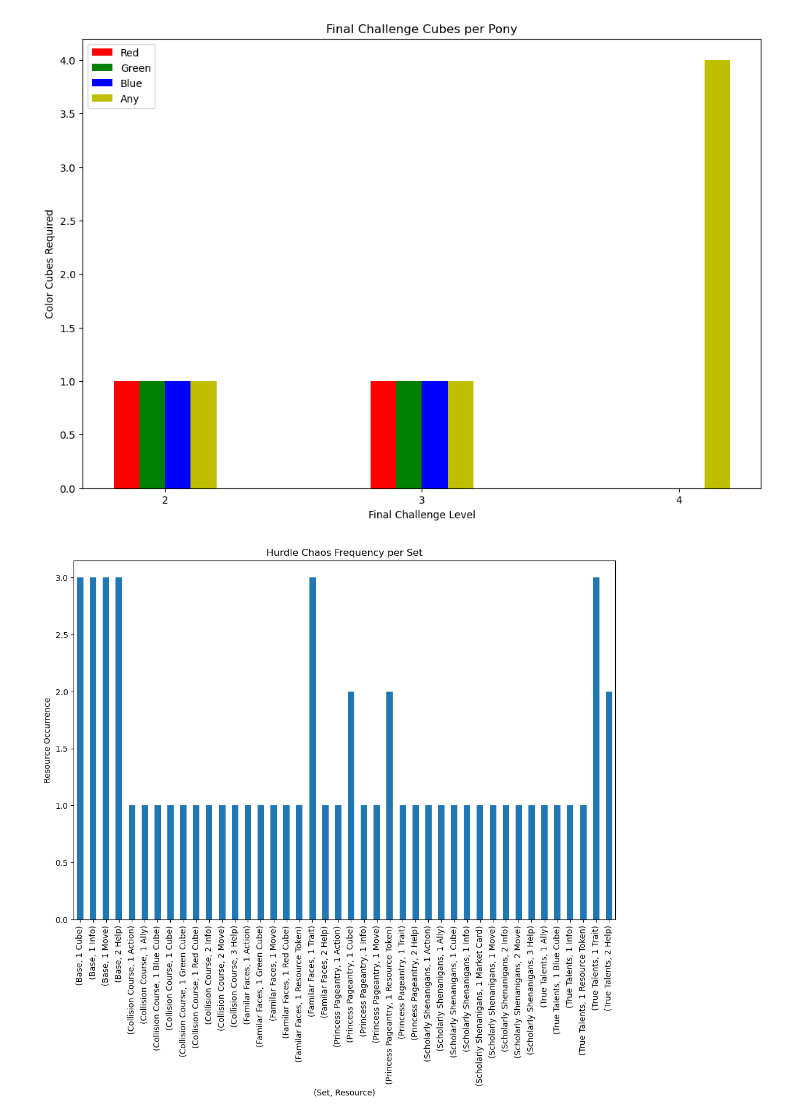
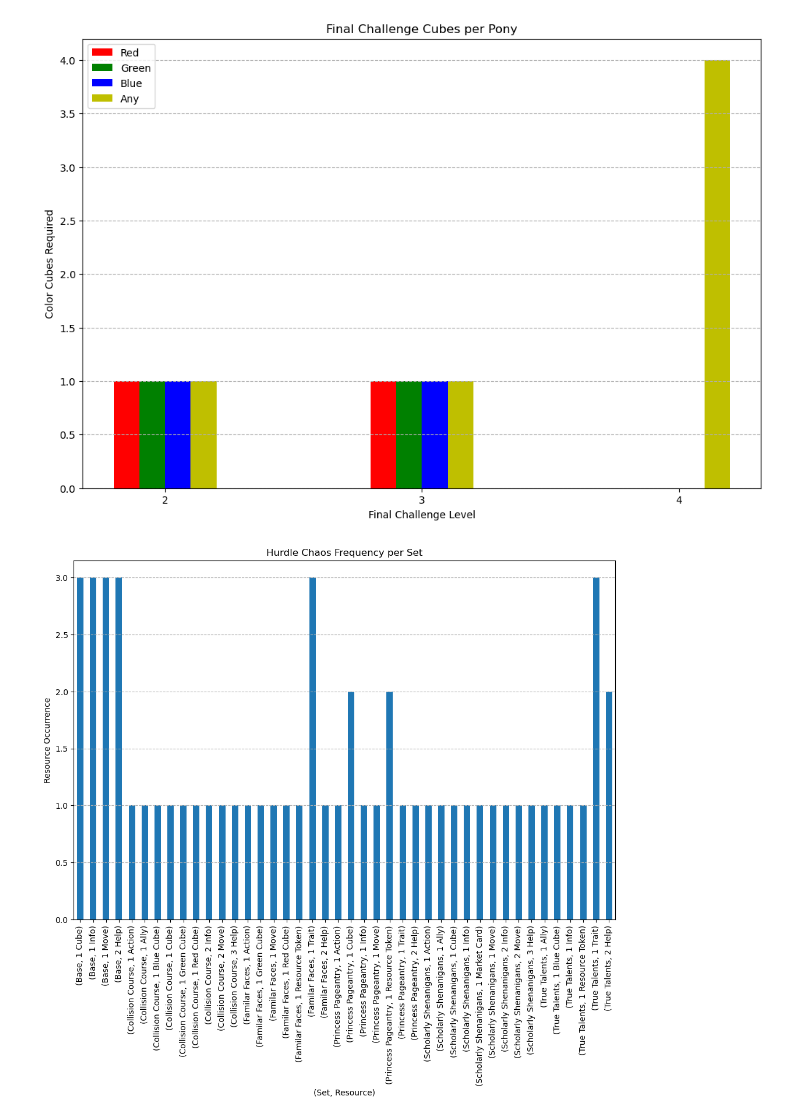
Before and after one commit to XBigTK13X/jupyter-mlp-aie, a Jupyter notebook: MLP.ipynb, the cells around one changed output. Drawn from its saved outputs; the diff is of its cells as text; code cells hidden in the pictures.

```diff
--- a/MLP.ipynb
+++ b/MLP.ipynb
@@ -56,34 +56,35 @@ for index,row in challenges.iterrows():
         levels[row['Level']]['red'].append(amount if kind == 'Red Cube' else 0)
         levels[row['Level']]['green'].append(amount if kind == 'Green Cube' else 0)
         levels[row['Level']]['blue'].append(amount if kind == 'Blue Cube' else 0)
         levels[row['Level']]['any'].append(amount if kind == 'Cube' else 0)
 
 data_levels = challenges['Level'].unique().tolist()
 reds = []
 greens = []
 blues = []
 anys = []
 for level in data_levels:
     reds.append(math.ceil(sum(levels[level]['red'])/len(levels[level]['red'])))
     greens.append(math.ceil(sum(levels[level]['green'])/len(levels[level]['green'])))
     blues.append(math.ceil(sum(levels[level]['blue'])/len(levels[level]['blue'])))
     anys.append(math.ceil(sum(levels[level]['any'])/len(levels[level]['any'])))
 
 bar_width = 0.1
 
 plotlib.figure()
 plotlib.title('Final Challenge Cubes per Pony')
 plotlib.bar([x - .15 for x in data_levels],reds,label="Red",color='r',width=bar_width)
 plotlib.bar([x - .05 for x in data_levels],greens,label="Green",color='g',width=bar_width)
 plotlib.bar([x + .05 for x in data_levels],blues,label='Blue',color='b',width=bar_width)
 plotlib.bar([x + .15 for x in data_levels],anys,label='Any',color='y',width=bar_width)
 plotlib.legend(loc='best')
 plotlib.xticks([2, 3, 4])
 plotlib.xlabel('Final Challenge Level')
 plotlib.ylabel('Color Cubes Required')
+plotlib.grid(axis="y", linestyle='--')
 plotlib.show()
 # %% [output]
-[figure, old version]
+[figure, new version]
 # %%
 hurdles = pandas.read_csv('data/MLP Adventures Card Distribution - Hurdle.csv')
 plotlib.figure()
```
Also changed, not shown: parts of 12 cells of this notebook, 1 other file.
